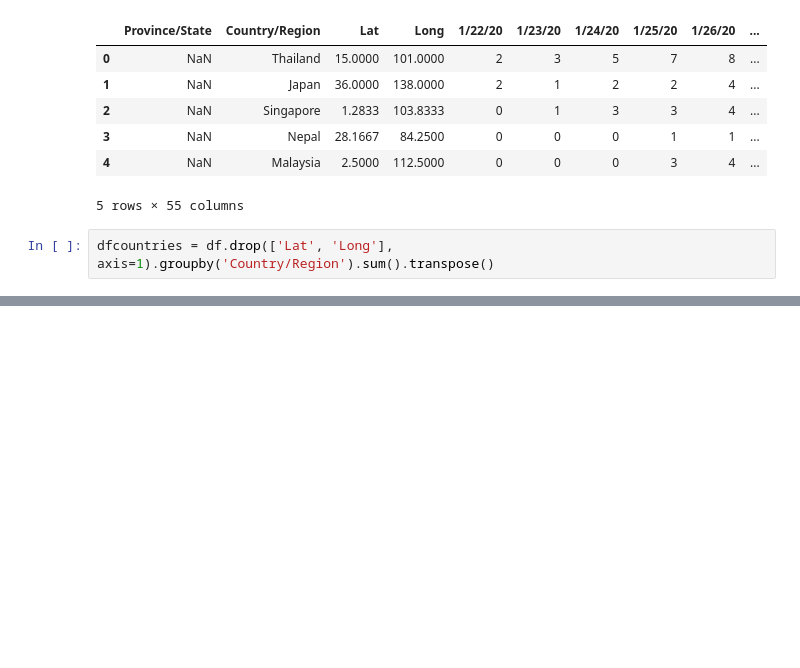
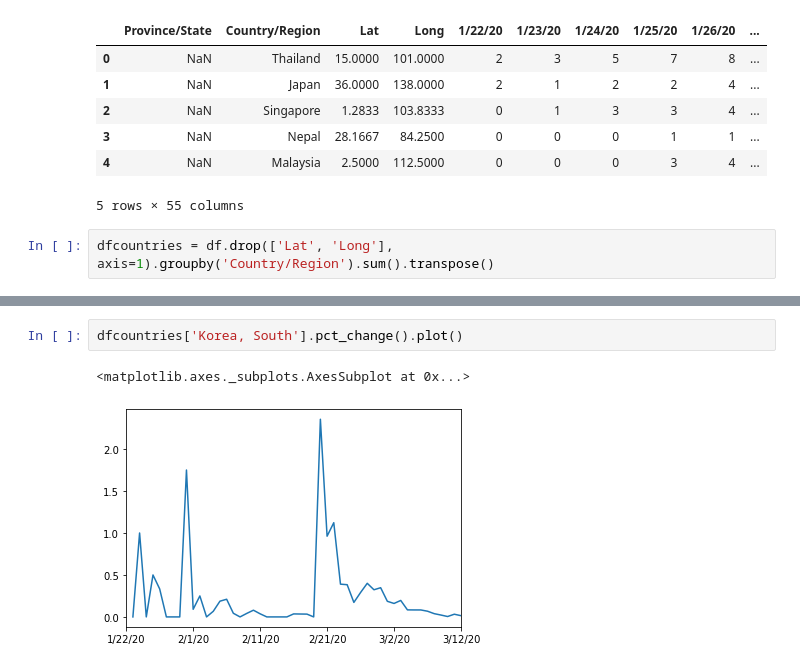
Before and after one commit to ghego/COVID-19-analyses, a Jupyter notebook: notebooks/EDA.ipynb, the cells around one changed output, grey strips where cells are left out. Cells and saved outputs as stored; diff of their text form; blank space fills up the shorter version.

```diff
--- a/notebooks/EDA.ipynb
+++ b/notebooks/EDA.ipynb
@@ -31,0 +64,5 @@ dfcountries[['Italy', 'Iran', 'US', 'China', 'United Kingdom', 'Portugal']].plot
+# %%
+dfcountries['Korea, South'].pct_change().plot()
+# %% [output]
+<matplotlib.axes._subplots.AxesSubplot at 0x...>
+[figure, added]
```
Also changed, not shown: parts of 14 cells of this notebook.
